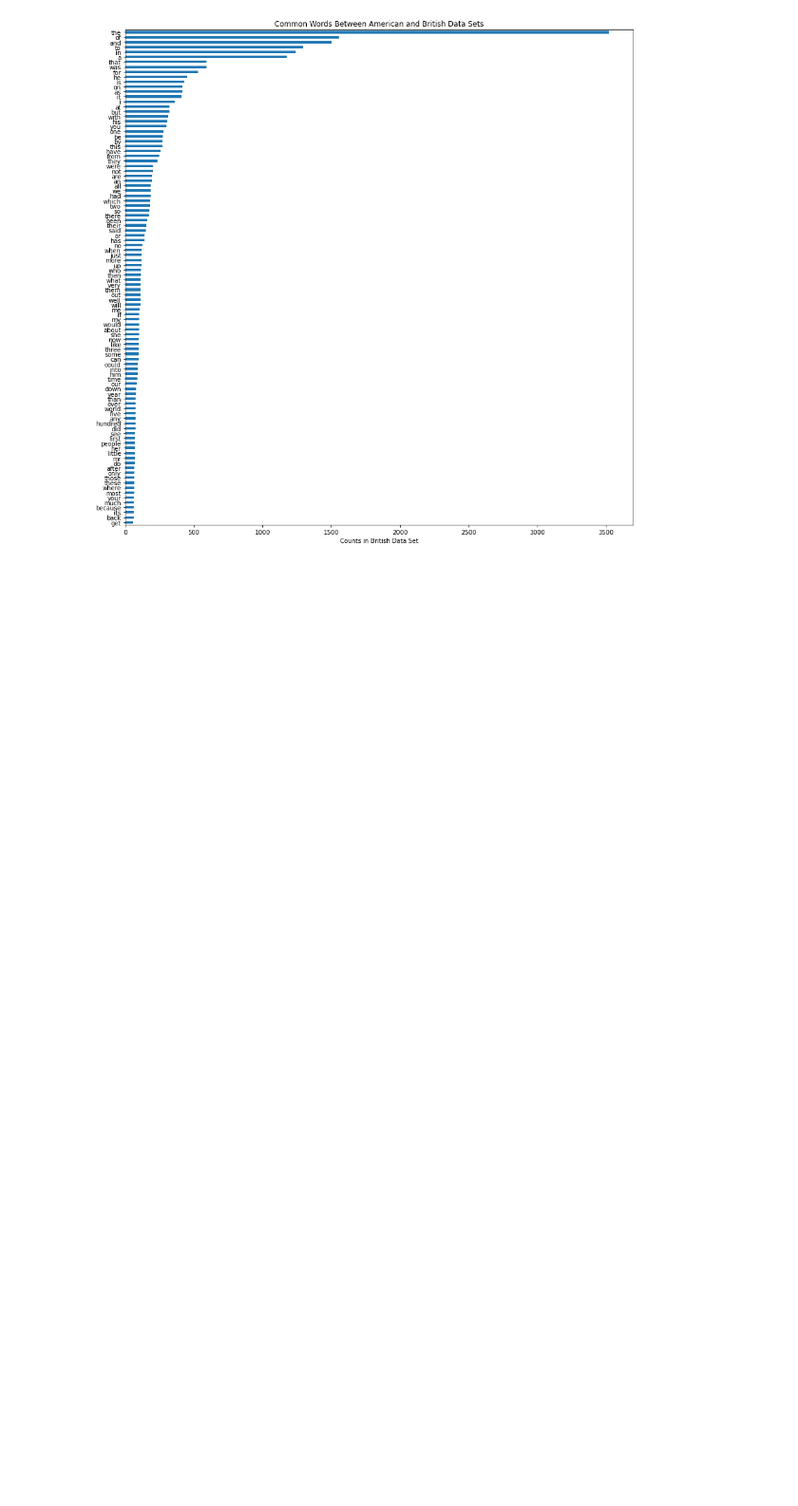
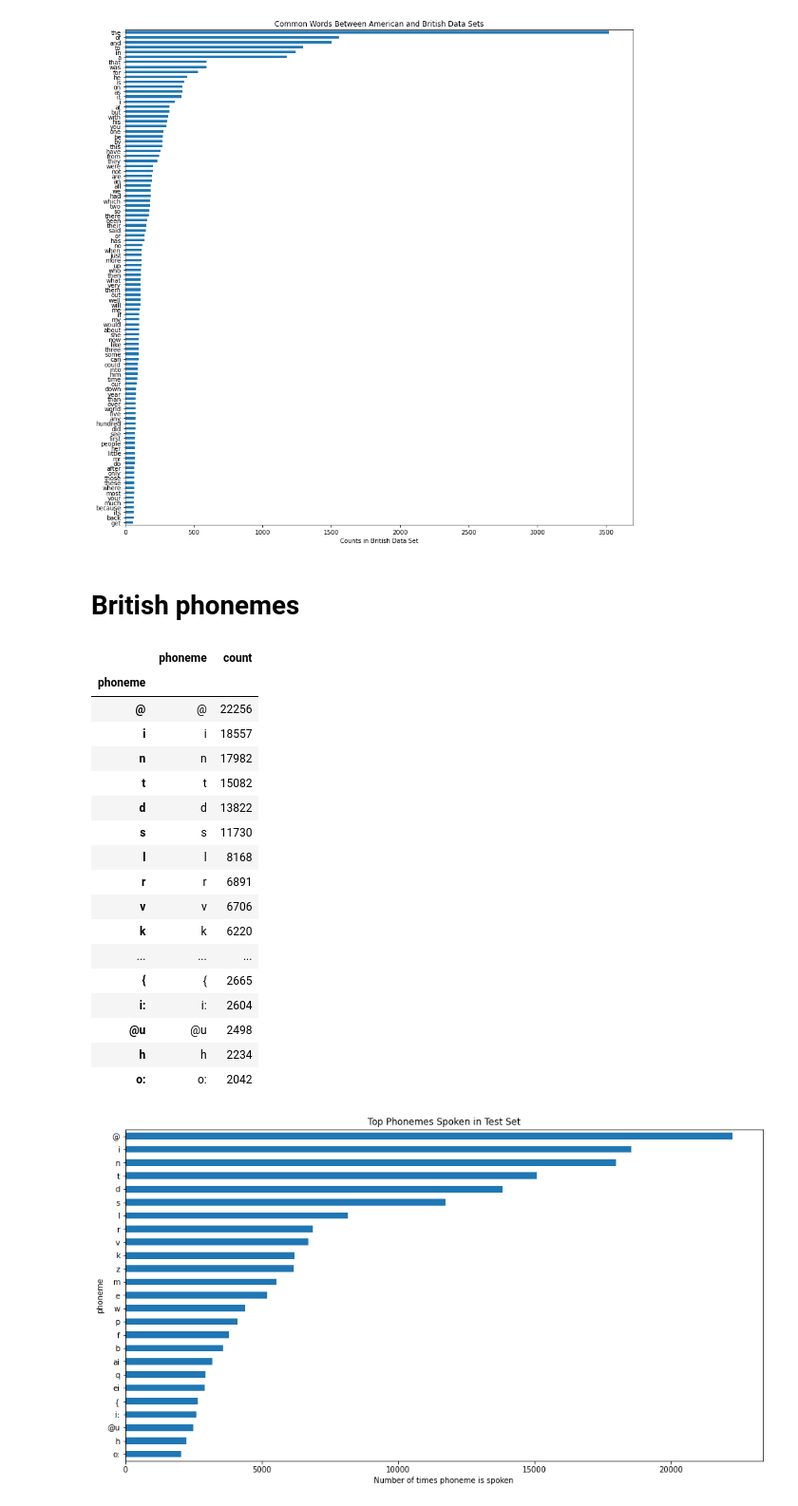
Before and after one commit to andrewpaster/isye_6740_final_project_accents, a Jupyter notebook: EDA_final_report.ipynb, the cells around one changed output. Shown at 95% size. Saved outputs shown, nothing was run; the diff lists cells and outputs as text; code cells hidden in the pictures; blank space fills up the shorter version.

Commit message:
EDA for report intro

```diff
--- a/EDA_final_report.ipynb
+++ b/EDA_final_report.ipynb
@@ -371,5 +350,5 @@ Name: word, Length: 51433, dtype: object
 # %%
-american_file_names = listdir('train') + listdir('test')
+american_file_names = listdir('../data/train_words') + listdir('../data/test_words')
 # %%
 american_words = set([x.split('_')[0] for x in american_file_names])
 
@@ -432,0 +410,44 @@ Name: word, dtype: int64
+# %% [markdown]
+# British phonemes
+# %%
+file_names = listdir('../data/british_phonemes')
+# %%
+count_dict = Counter()
+
+for x in file_names:
+    meta_data = x.split('_')
+    word = meta_data[0].lower()
+    if word != '':
+        count_dict[word] += 1
+
+plt.figure(figsize=(15,8))
+
+df_test_words = pd.DataFrame(count_dict.most_common(25), columns=['phoneme', 'count'])
+df_test_words.index = df_test_words.phoneme
+
+df_test_words['count'].sort_values().plot(kind='barh')
+plt.xlabel('Number of times phoneme is spoken')
+plt.title('Top Phonemes Spoken in Test Set')
+plt.savefig('eda_final_report/phoneme_counts_test.png')
+
+df_test_words.sort_values('count', ascending=False)
+# %% [output]
+|  | phoneme | count |
+| phoneme |  |  |
+| @ | @ | 22256 |
+| i | i | 18557 |
+| n | n | 17982 |
+| t | t | 15082 |
+| d | d | 13822 |
+| s | s | 11730 |
+| l | l | 8168 |
+| r | r | 6891 |
+| v | v | 6706 |
+| k | k | 6220 |
+| ... | ... | ... |
+| { | { | 2665 |
+| i: | i: | 2604 |
+| @u | @u | 2498 |
+| h | h | 2234 |
+| o: | o: | 2042 |
+[figure, added]
```
Also changed, not shown: parts of 56 cells of this notebook.
